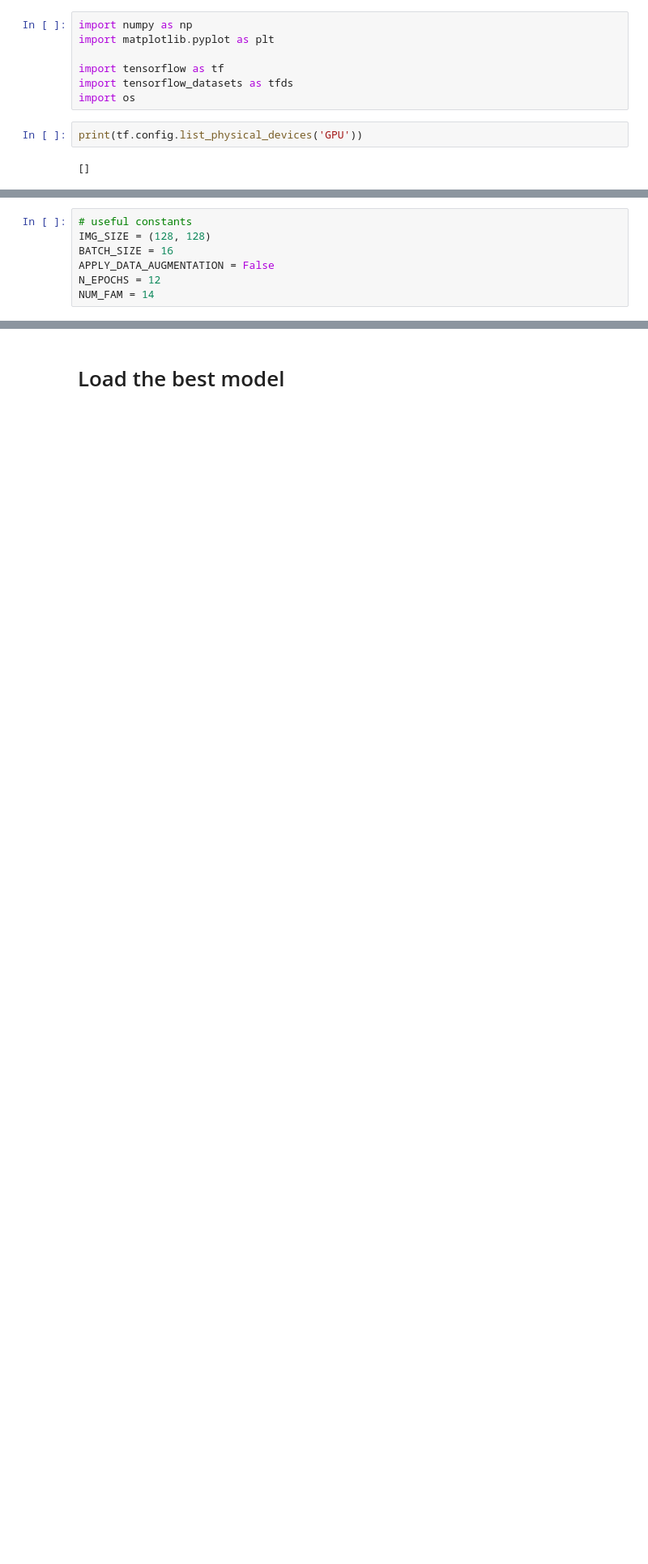
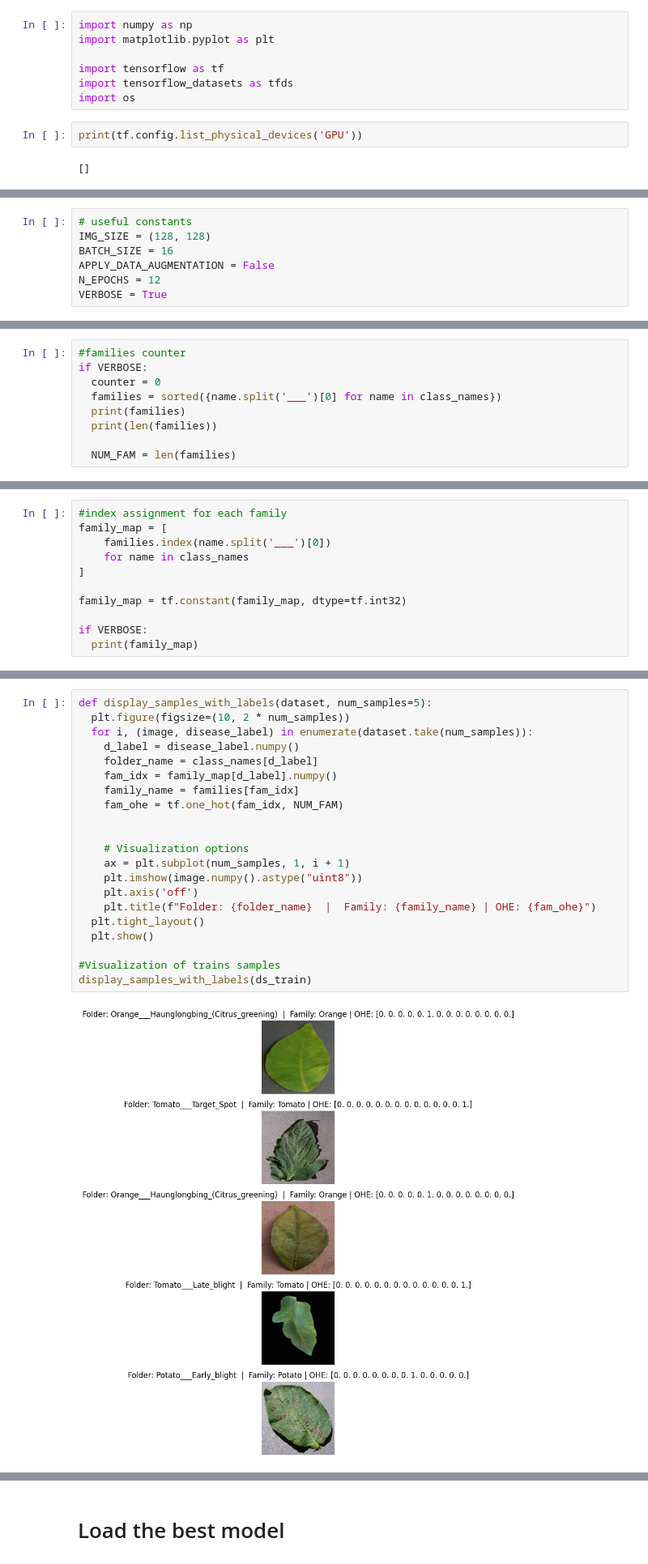
Before and after one commit to Mmc-001/progetto-daml, a Jupyter notebook: proj_original-dataset.ipynb, the cells around one changed output, grey strips where cells are left out. Shown at 81% size. Drawn from its saved outputs; the diff is of its cells as text; blank space fills up the shorter version.

Commit message:
Separazione delle 14 famiglie di piante one-hot. Train con 2 layer convoluzionali

```diff
--- a/proj_original-dataset.ipynb
+++ b/proj_original-dataset.ipynb
@@ -43,7 +43,7 @@ IMG_SIZE = (128, 128)
 BATCH_SIZE = 16
 APPLY_DATA_AUGMENTATION = False
 N_EPOCHS = 12
-NUM_FAM = 14
+VERBOSE = True
 # %%
 data_augmentation = tf.keras.Sequential([
     # tf.keras.layers.RandomFlip("horizontal"),
@@ -82,2 +83,11 @@ print(class_names)
 # %% [output]
 ['Apple___Apple_scab', 'Apple___Black_rot', 'Apple___Cedar_apple_rust', 'Apple___healthy', 'Blueberry___healthy', 'Cherry___healthy', 'Cherry___Powdery_mildew', 'Corn___Cercospora_leaf_spot Gray_leaf_ ...
+# %%
+#families counter
+if VERBOSE:
+  counter = 0
+  families = sorted({name.split('___')[0] for name in class_names})
+  print(families)
+  print(len(families))
+
+  NUM_FAM = len(families)
@@ -83,0 +97,11 @@ print(class_names)
+# %%
+#index assignment for each family
+family_map = [
+    families.index(name.split('___')[0])
+    for name in class_names
+]
+
+family_map = tf.constant(family_map, dtype=tf.int32)
+
+if VERBOSE:
+  print(family_map)
@@ -84,2 +122,25 @@ print(class_names)
+# %%
+def display_samples_with_labels(dataset, num_samples=5):
+  plt.figure(figsize=(10, 2 * num_samples))
+  for i, (image, disease_label) in enumerate(dataset.take(num_samples)):
+    d_label = disease_label.numpy()
+    folder_name = class_names[d_label]
+    fam_idx = family_map[d_label].numpy()
+    family_name = families[fam_idx]
+    fam_ohe = tf.one_hot(fam_idx, NUM_FAM)
+
+
+    # Visualization options
+    ax = plt.subplot(num_samples, 1, i + 1)
+    plt.imshow(image.numpy().astype("uint8"))
+    plt.axis('off')
+    plt.title(f"Folder: {folder_name}  |  Family: {family_name} | OHE: {fam_ohe}")
+  plt.tight_layout()
+  plt.show()
+
+#Visualization of trains samples
+display_samples_with_labels(ds_train)
+# %% [output]
+[figure, added]
 # %%
 from keras.models import Sequential, Model
```
Also changed, not shown: parts of 19 cells of this notebook.
